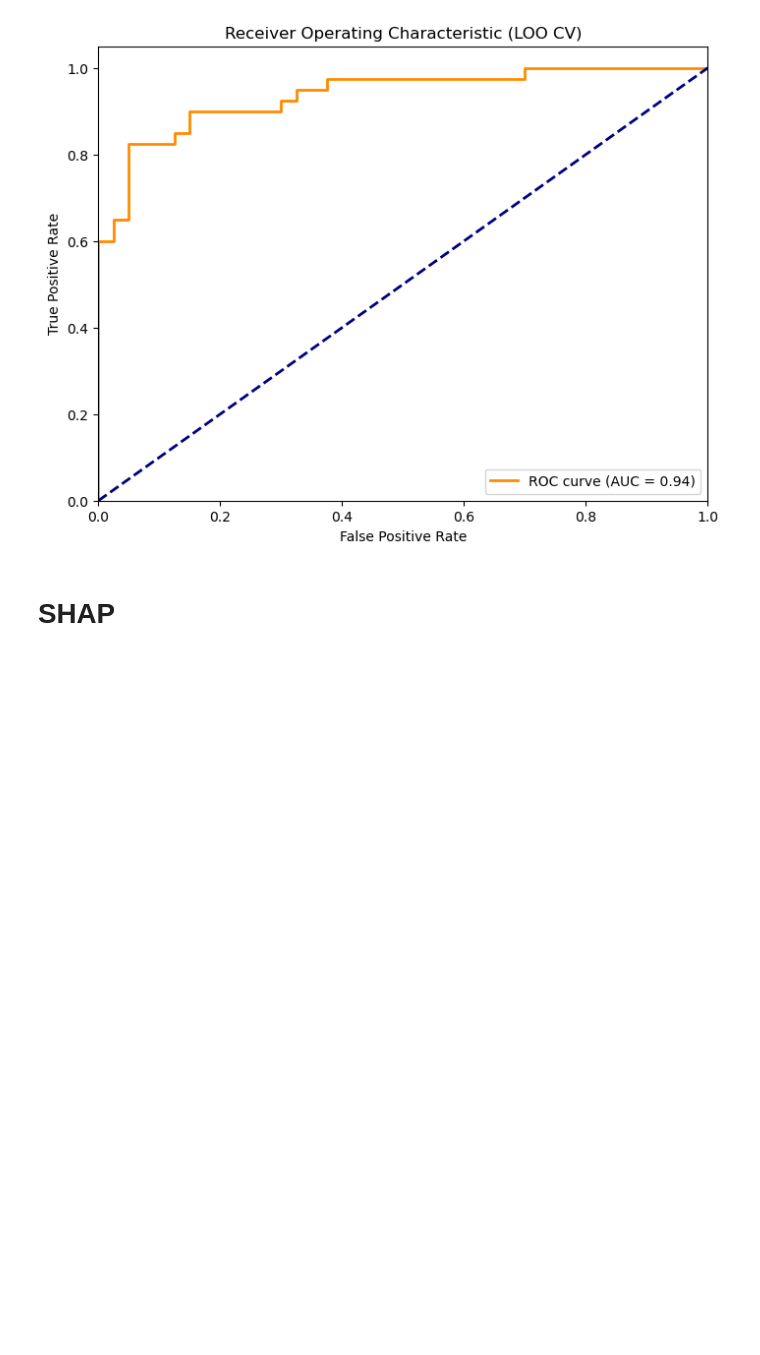
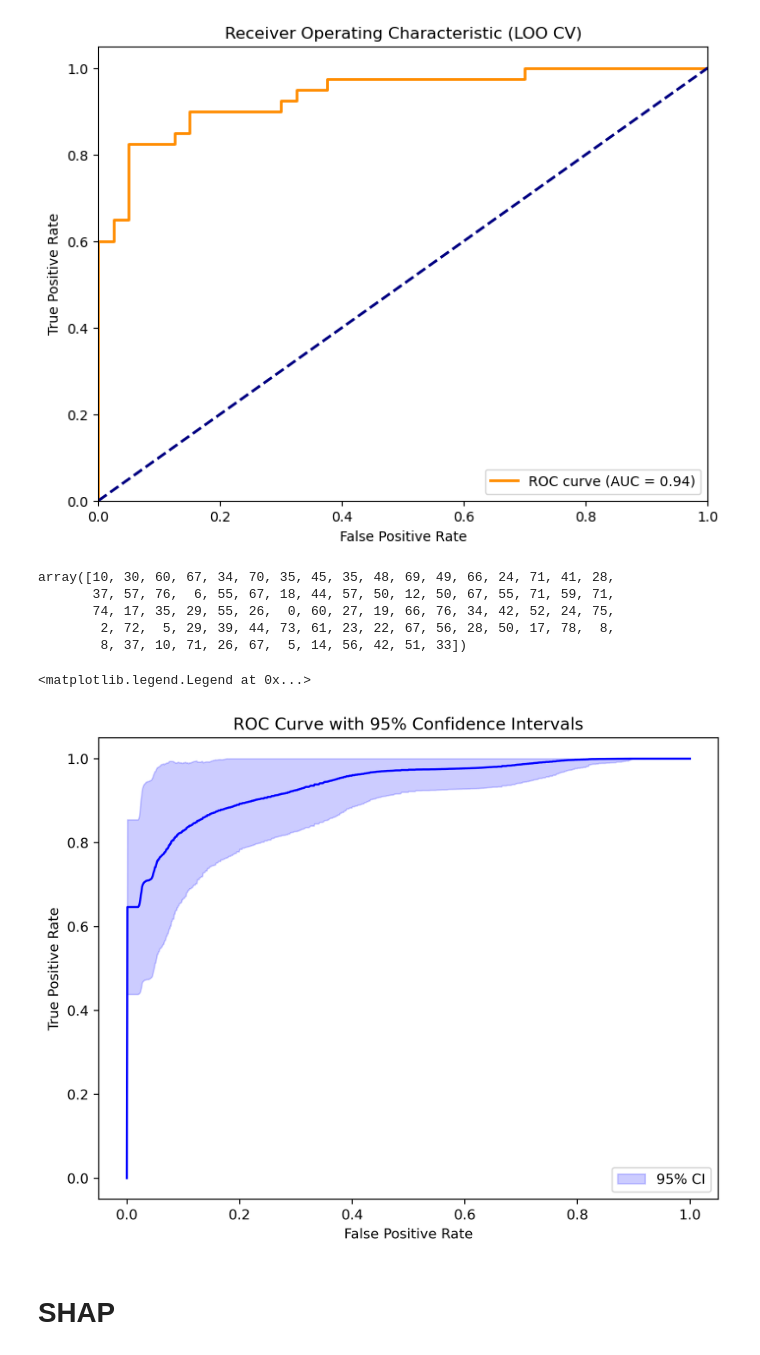
Before and after one commit to SysBioengLab/PhIP-seq-IBD-PUC, a Jupyter notebook: src/shap_selected_peptides.ipynb, the cells around one changed output. Saved outputs shown, nothing was run; the diff lists cells and outputs as text; code cells hidden in the pictures; blank space fills up the shorter version.

```diff
--- a/src/shap_selected_peptides.ipynb
+++ b/src/shap_selected_peptides.ipynb
@@ -139,6 +139,56 @@ plt.legend(loc='lower right')
 plt.show()
 # %% [output]
 [figure]
+# %%
+indexes.astype(int)
+# %% [output]
+array([10, 30, 60, 67, 34, 70, 35, 45, 35, 48, 69, 49, 66, 24, 71, 41, 28,
+       37, 57, 76,  6, 55, 67, 18, 44, 57, 50, 12, 50, 67, 55, 71, 59, 71,
+       74, 17, 35, 29, 55, 26,  0, 60, 27, 19, 66, 76, 34, 42, 52, 24, 75,
+        2, 72,  5, 29, 39, 44, 73, 61, 23, 22, 67, 56, 28, 50, 17, 78,  8,
+        8, 37, 10, 71, 26, 67,  5, 14, 56, 42, 51, 33])
+# %%
+indexes = np.arange(len(y_pred_proba))
+
+samples_indexes = np.random.choice(
+    indexes, size=[1000,80], replace=True
+)
+
+y_true = np.array(y_true)
+y_pred_proba = np.array(y_pred_proba)
+
+fprs = []
+tprs = []
+for indexes in samples_indexes:
+    fpr, tpr , _ = roc_curve(y_true[indexes.astype(int)], y_pred_proba[indexes.astype(int)])
+    fprs.append(fpr)
+    tprs.append(tpr)
+    # plt.plot(fpr, tpr, color='blue', alpha=0.1)
+# %%
+fpr_mean    = np.linspace(0, 1, 1000)
+interp_tprs = []
+for i in range(1000):
+    fpr           = fprs[i]
+    tpr           = tprs[i]
+    interp_tpr    = np.interp(fpr_mean, fpr, tpr)
+    interp_tpr[0] = 0.0
+    interp_tprs.append(interp_tpr)
+tpr_mean     = np.mean(interp_tprs, axis=0)
+tpr_mean[-1] = 1.0
+tpr_std      = 1.96*np.std(interp_tprs, axis=0)
+tpr_upper    = np.clip(tpr_mean+tpr_std, 0, 1)
+tpr_lower    = tpr_mean-tpr_std
+
+plt.figure(figsize=(8, 6), dpi = 300)
+plt.plot(fpr_mean, tpr_mean, color='blue', alpha=1.0)
+plt.fill_between(fpr_mean, tpr_lower, tpr_upper, color='blue', alpha=0.2, label = '95% CI')
+plt.xlabel('False Positive Rate')
+plt.ylabel('True Positive Rate')
+plt.title('ROC Curve with 95% Confidence Intervals')
+plt.legend()
+# %% [output]
+<matplotlib.legend.Legend at 0x...>
+[figure, added]
 # %% [markdown]
 # SHAP
 # %%
```
Also changed, not shown: 2 other files.
